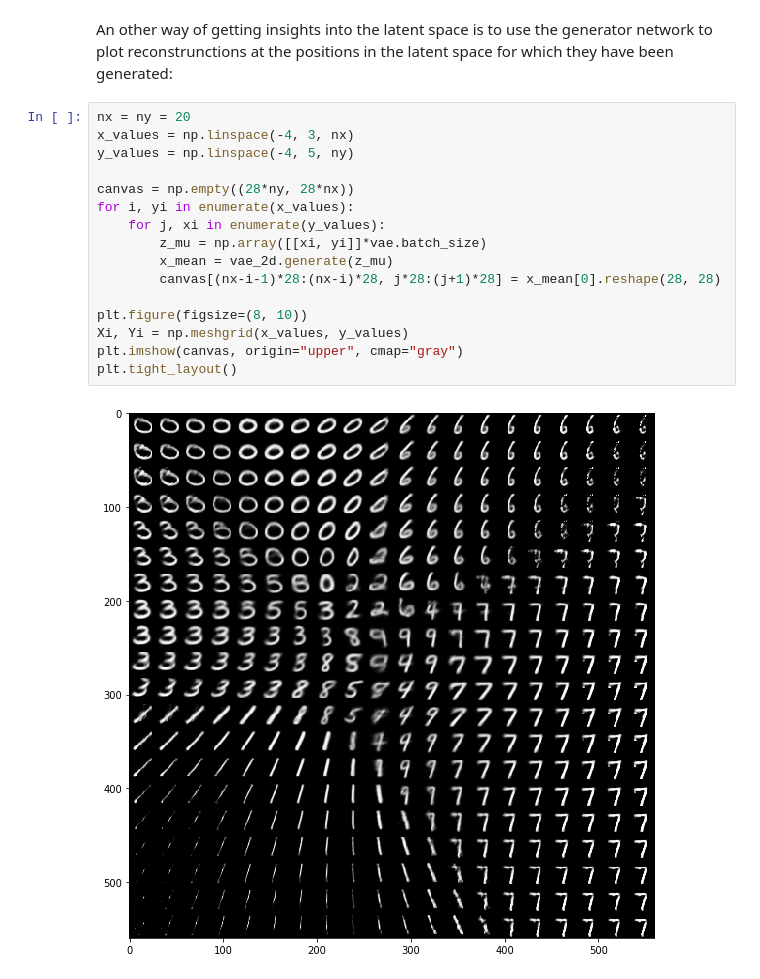
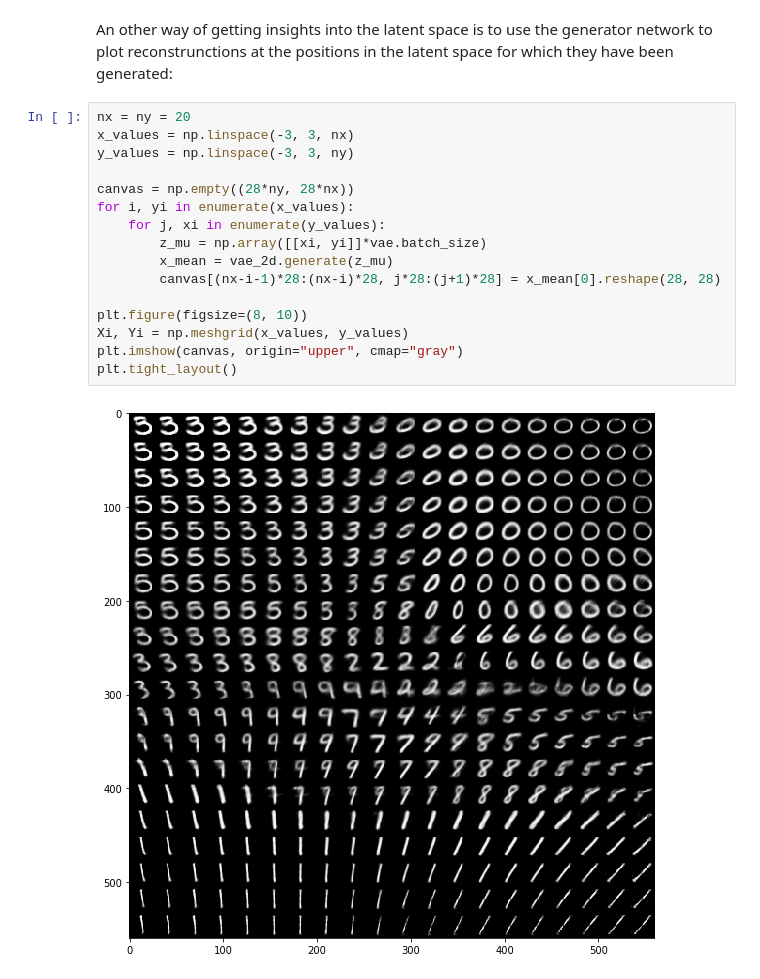
Before and after one commit to jeffersonquispe/autoencoder, a Jupyter notebook: vae.ipynb, the cells around one changed output. Drawn from its saved outputs; the diff is of its cells as text.

```diff
--- a/vae.ipynb
+++ b/vae.ipynb
@@ -362,19 +363,19 @@ plt.grid()
 An other way of getting insights into the latent space is to use the generator network to plot reconstrunctions at the positions in the latent space for which they have been generated:
 # %%
 nx = ny = 20
-x_values = np.linspace(-4, 3, nx)
-y_values = np.linspace(-4, 5, ny)
+x_values = np.linspace(-3, 3, nx)
+y_values = np.linspace(-3, 3, ny)
 
 canvas = np.empty((28*ny, 28*nx))
 for i, yi in enumerate(x_values):
     for j, xi in enumerate(y_values):
         z_mu = np.array([[xi, yi]]*vae.batch_size)
         x_mean = vae_2d.generate(z_mu)
         canvas[(nx-i-1)*28:(nx-i)*28, j*28:(j+1)*28] = x_mean[0].reshape(28, 28)
 
 plt.figure(figsize=(8, 10))
 Xi, Yi = np.meshgrid(x_values, y_values)
 plt.imshow(canvas, origin="upper", cmap="gray")
 plt.tight_layout()
 # %% [output]
-[figure, old version]
+[figure, new version]
```
Also changed, not shown: parts of 2 cells of this notebook.
